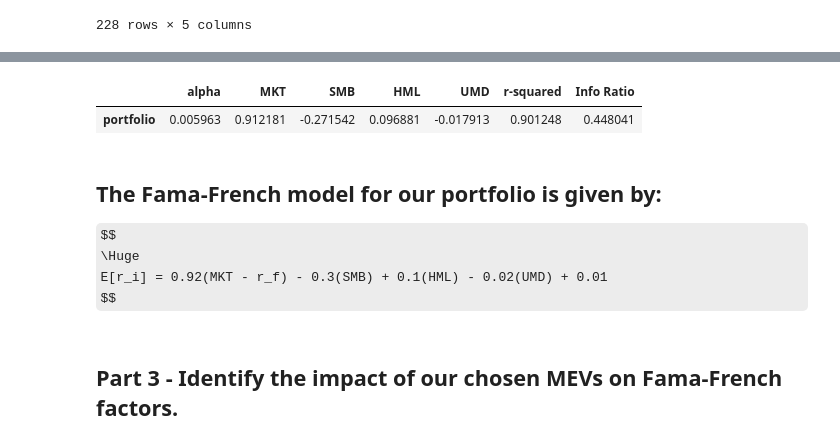
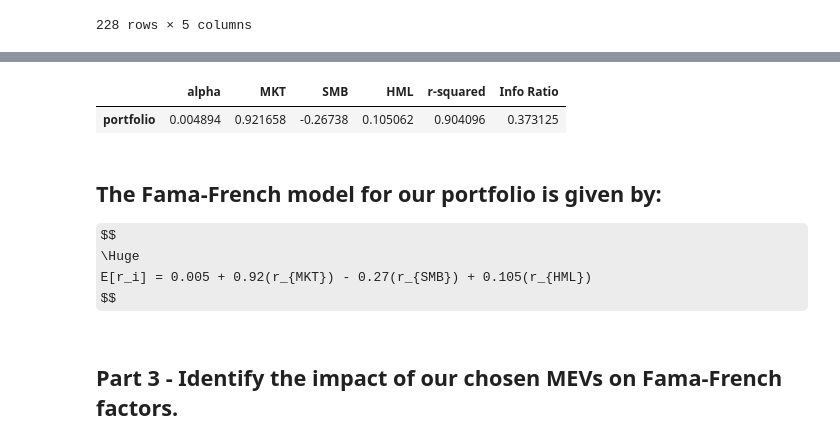
Before and after one commit to vafang25/Econ_Project_2, a Jupyter notebook: Data_Project_2.ipynb, the cells around one changed output, grey strips where cells are left out. Saved outputs shown, nothing was run; the diff lists cells and outputs as text; code cells hidden in the pictures; some formulas as TeX source.

```diff
--- a/Data_Project_2.ipynb
+++ b/Data_Project_2.ipynb
@@ -234,14 +278,14 @@ FF_model
 # %%
-FF_portfolio = get_ols_metrics(FF_model[['MKT', 'SMB', 'HML', 'UMD']], FF_model['portfolio'])
+FF_portfolio = get_ols_metrics(FF_model[['MKT', 'SMB', 'HML']], FF_model['portfolio'])
 FF_portfolio
 # %% [output]
-|  | alpha | MKT | SMB | HML | UMD | r-squared | Info Ratio |
-| portfolio | 0.005963 | 0.912181 | -0.271542 | 0.096881 | -0.017913 | 0.901248 | 0.448041 |
+|  | alpha | MKT | SMB | HML | r-squared | Info Ratio |
+| portfolio | 0.004894 | 0.921658 | -0.26738 | 0.105062 | 0.904096 | 0.373125 |
 # %% [markdown]
 ## The Fama-French model for our portfolio is given by:
 $$
 \Huge
-E[r_i] = 0.92(MKT - r_f) - 0.3(SMB) + 0.1(HML) - 0.02(UMD) + 0.01
+E[r_i] = 0.005 + 0.92(r_{MKT}) - 0.27(r_{SMB}) + 0.105(r_{HML})
 $$
 # %% [markdown]
 ## Part 3 - Identify the impact of our chosen MEVs on Fama-French factors.
```
Also changed, not shown: parts of 3 cells of this notebook.
